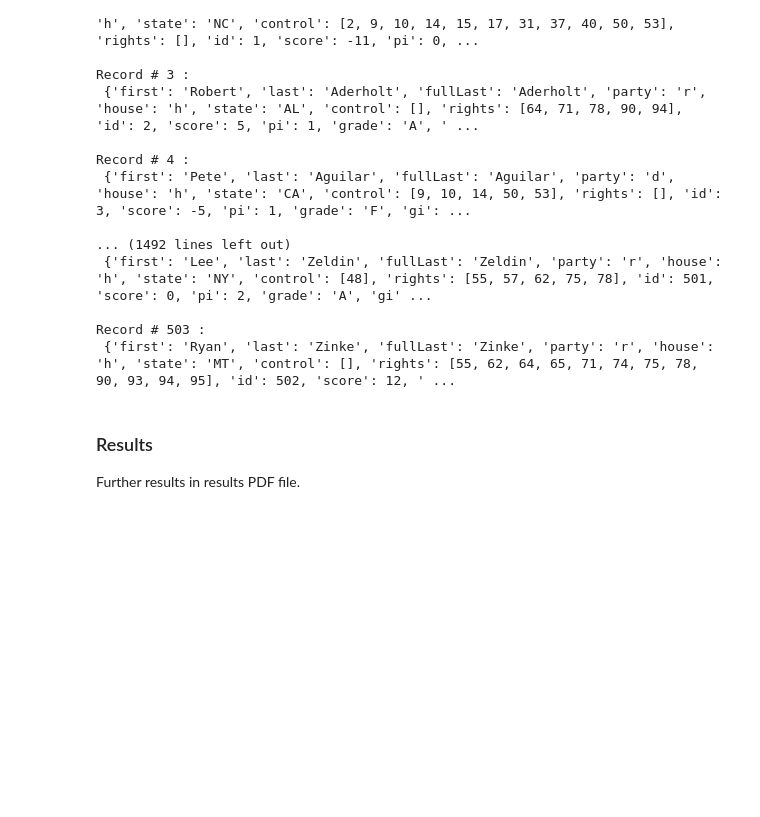
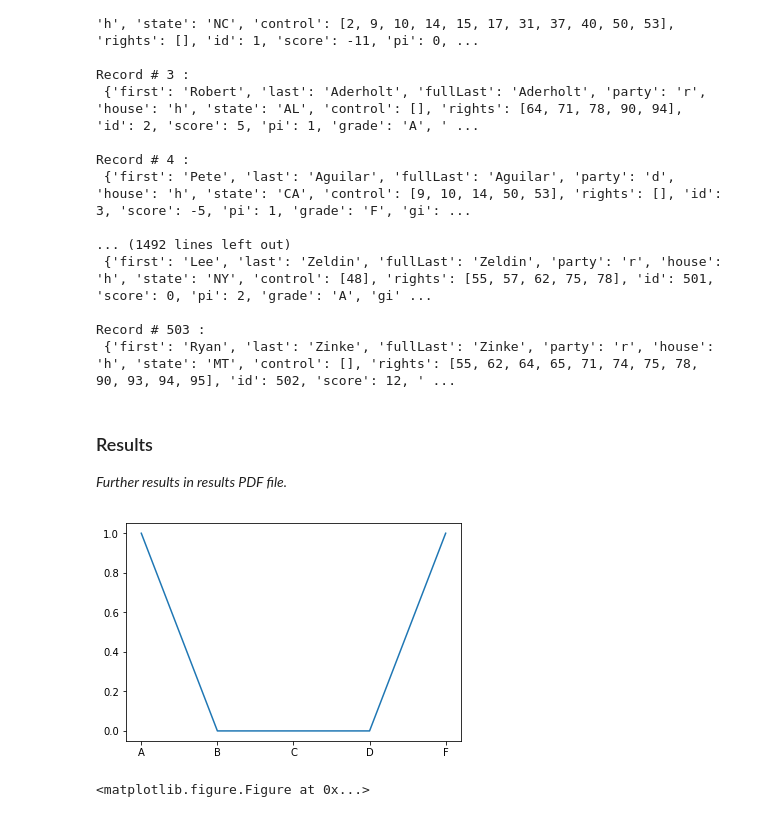
Before and after one commit to SchillingEnterprises/Gymkhana_Stampede, a Jupyter notebook: Jupyter Notebook/Mass Shootings/MassShootings.ipynb, the cells around one changed output. Drawn from its saved outputs; the diff is of its cells as text; code cells hidden in the pictures; blank space fills up the shorter version.

```diff
--- a/Jupyter Notebook/Mass Shootings/MassShootings.ipynb
+++ b/Jupyter Notebook/Mass Shootings/MassShootings.ipynb
@@ -307,4 +307,34 @@ Record # 503 :
 # %% [markdown]
 ### Results
 
-Further results in results PDF file.
+*Further results in results PDF file.*
+# %%
+from collections import Counter
+
+counter = Counter(str(["grade"] for item in row))
+
+# Separate out the counter to order it correctly when plotting.
+data_list = [counter["A"],
+             counter["B"],
+             counter["C"],
+             counter["D"],
+             counter["F"]
+             ]
+grade_tuple = tuple(["A", "B", "C", "D", "F"])
+
+# Assign the data to a plot
+plt.plot(data_list)
+
+# Assign labels to the plot
+plt.xticks(range(len(grade_tuple)), grade_tuple)
+
+plt.show()
+
+# Save the plot!
+plt.savefig("Grades.png")
+
+# Close figure
+plt.clf()
+# %% [output]
+[figure, added]
+<matplotlib.figure.Figure at 0x...>
```
Also changed, not shown: parts of 1 cell of this notebook.
